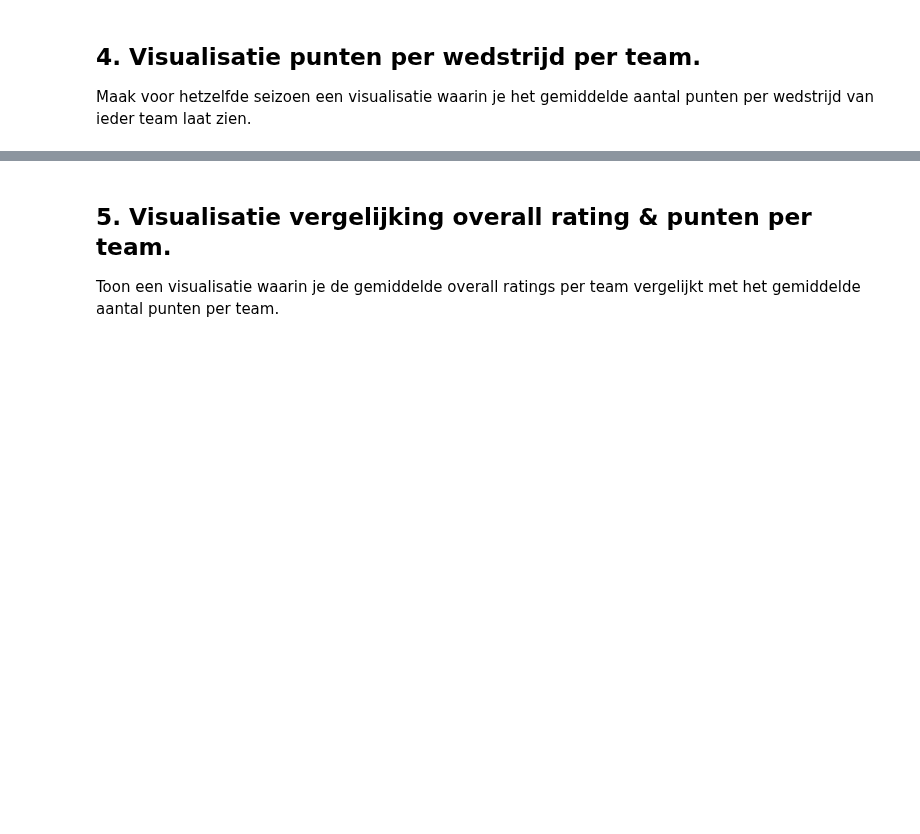
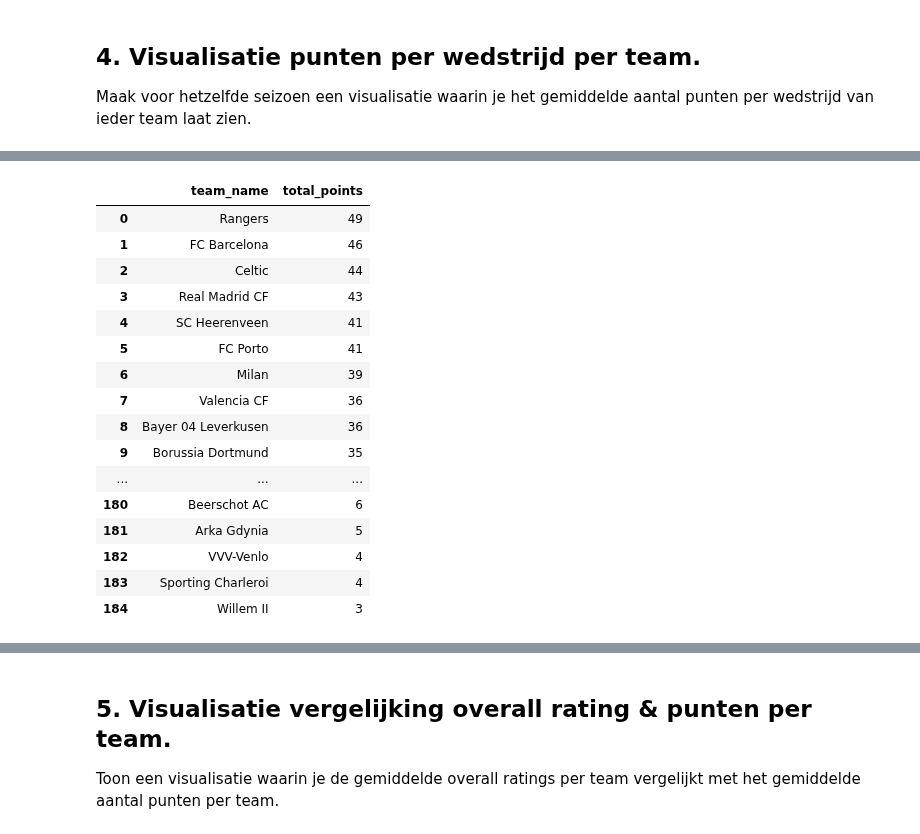
Before and after one commit to BartJeninga/2BDatalab, a Jupyter notebook: DataLab II Main v3.3.ipynb, the cells around one changed output, grey strips where cells are left out. Cells and saved outputs as stored; diff of their text form; code cells hidden in the pictures; blank space fills up the shorter version.

```diff
--- a/DataLab II Main v3.3.ipynb
+++ b/DataLab II Main v3.3.ipynb
@@ -844,0 +898,66 @@ Maak voor hetzelfde seizoen een visualisatie waarin je het gemiddelde aantal pun
+# %%
+# het totaal aantal punten van alle teams
+# voor seizoen 2010/2011
+# zowel als home en away wedstrijden
+total_points2 = pd.read_sql("""
+        SELECT team_name, SUM(points) as total_points
+        FROM (
+            SELECT t.team_long_name as team_name,
+                m.home_team_api_id AS home_id,
+
+                SUM(CASE WHEN m.home_team_goal > m.away_team_goal THEN 3
+                    WHEN m.home_team_goal = m.away_team_goal THEN 1
+                    ELSE 0 END) AS points
+
+            FROM Match AS m
+
+                INNER JOIN team AS t
+                    ON t.team_api_id = m.home_team_api_id
+                        WHERE m.season = '2010/2011' AND team_name = 'SC Heerenveen'
+
+                GROUP BY m.home_team_api_id, m.away_team_api_id
+
+            UNION ALL
+
+            SELECT t.team_long_name as team_name,
+                m.away_team_api_id AS away_id,
+
+                SUM(CASE WHEN m.away_team_goal > m.home_team_goal THEN 3
+                    WHEN m.away_team_goal = m.home_team_goal THEN 1
+                    ELSE 0 END) AS points
+
+            FROM Match AS m
+
+                INNER JOIN team AS t
+                    ON t.team_api_id = m.away_team_api_id
+                        WHERE m.season = '2010/2011'
+
+                GROUP BY m.home_team_api_id, m.away_team_api_id
+        ) AS subquery
+
+        GROUP BY team_name
+        ORDER BY total_points DESC;
+""", con)
+
+total_points2
+
+# ook gesorteerd van hoog naar laag
+# sc heerenveen is lowkey wel goed
+# %% [output]
+|  | team_name | total_points |
+| 0 | Rangers | 49 |
+| 1 | FC Barcelona | 46 |
+| 2 | Celtic | 44 |
+| 3 | Real Madrid CF | 43 |
+| 4 | SC Heerenveen | 41 |
+| 5 | FC Porto | 41 |
+| 6 | Milan | 39 |
+| 7 | Valencia CF | 36 |
+| 8 | Bayer 04 Leverkusen | 36 |
+| 9 | Borussia Dortmund | 35 |
+| ... | ... | ... |
+| 180 | Beerschot AC | 6 |
+| 181 | Arka Gdynia | 5 |
+| 182 | VVV-Venlo | 4 |
+| 183 | Sporting Charleroi | 4 |
+| 184 | Willem II | 3 |
```
Also changed, not shown: parts of 12 cells of this notebook.
